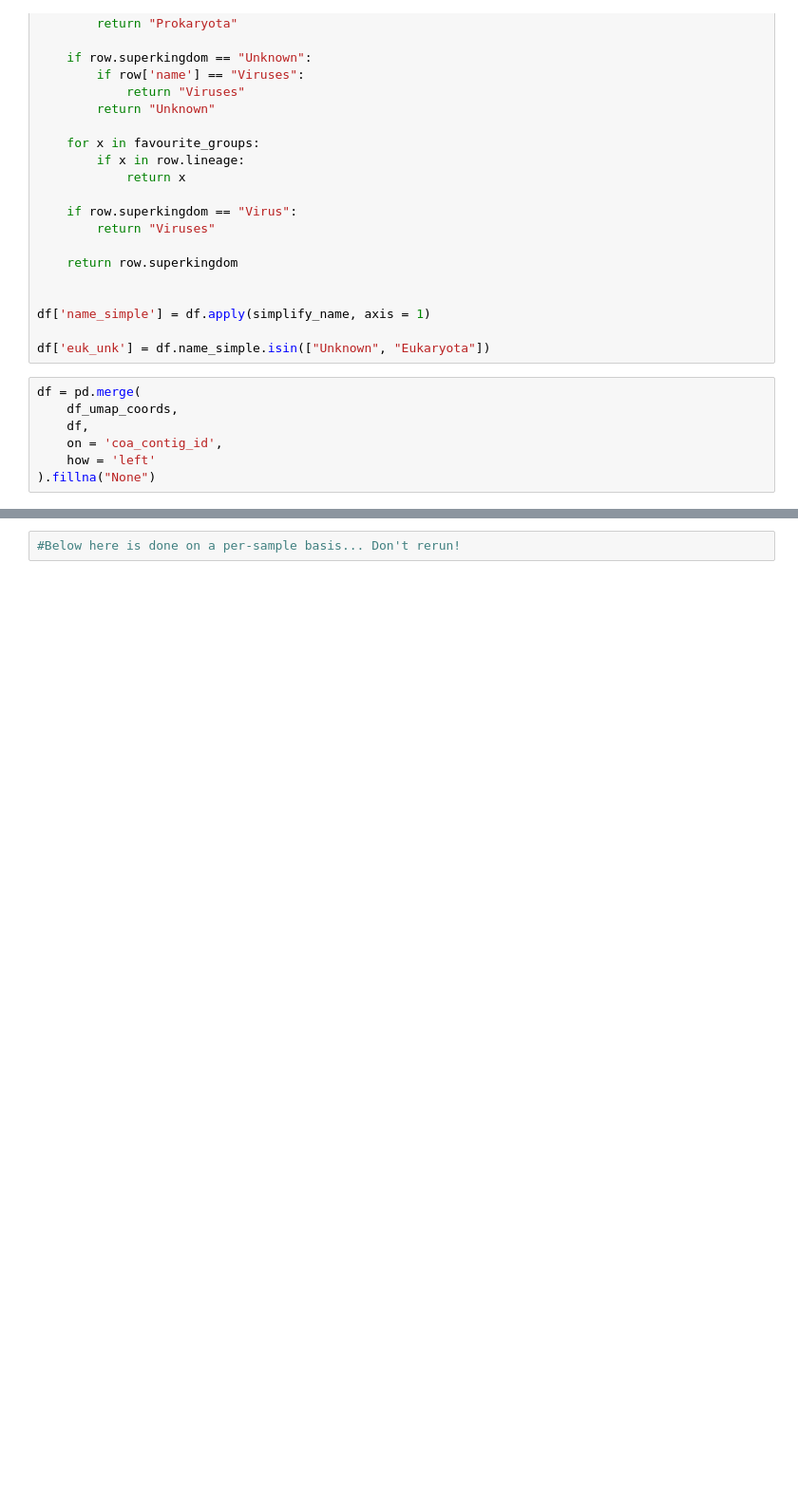
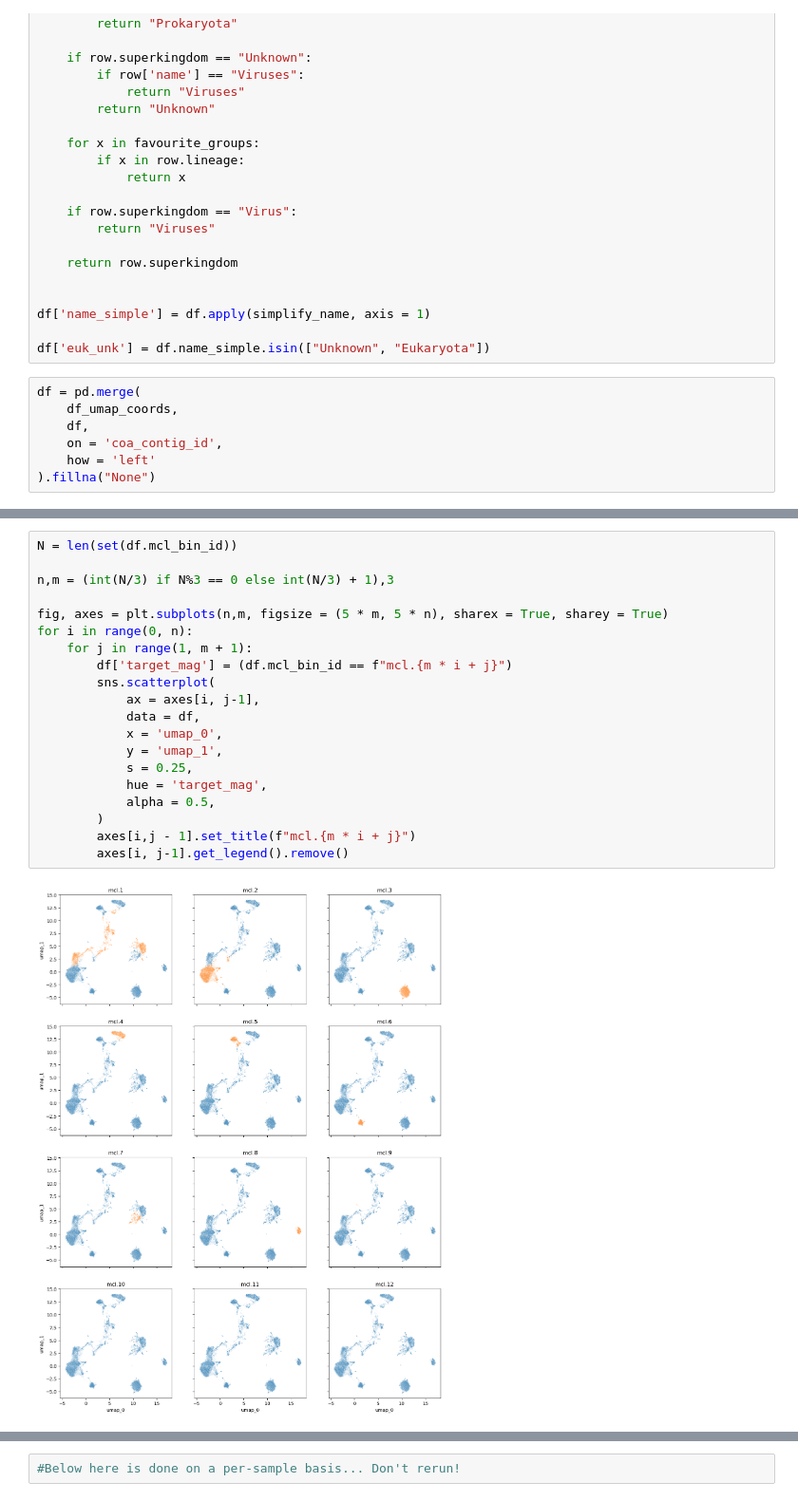
Before and after one commit to willboulton/mosaic-workflows, a Jupyter notebook: workflow/notebooks/plot_vamb_coassembly.ipynb, the cells around one changed output, grey strips where cells are left out. Shown at 95% size. Saved outputs shown, nothing was run; the diff lists cells and outputs as text; blank space fills up the shorter version.

```diff
--- a/workflow/notebooks/plot_vamb_coassembly.ipynb
+++ b/workflow/notebooks/plot_vamb_coassembly.ipynb
@@ -191 +225,23 @@ sns.move_legend(ax, "upper left", bbox_to_anchor=(1, 1))
+# %%
+N = len(set(df.mcl_bin_id))
+
+n,m = (int(N/3) if N%3 == 0 else int(N/3) + 1),3
+
+fig, axes = plt.subplots(n,m, figsize = (5 * m, 5 * n), sharex = True, sharey = True)
+for i in range(0, n):
+    for j in range(1, m + 1):
+        df['target_mag'] = (df.mcl_bin_id == f"mcl.{m * i + j}")
+        sns.scatterplot(
+            ax = axes[i, j-1],
+            data = df,
+            x = 'umap_0',
+            y = 'umap_1',
+            s = 0.25,
+            hue = 'target_mag',
+            alpha = 0.5,
+        )
+        axes[i,j - 1].set_title(f"mcl.{m * i + j}")
+        axes[i, j-1].get_legend().remove()
+# %% [output]
+[figure, added]
 # %%
```
Also changed, not shown: parts of 19 cells of this notebook, 12 other files.
